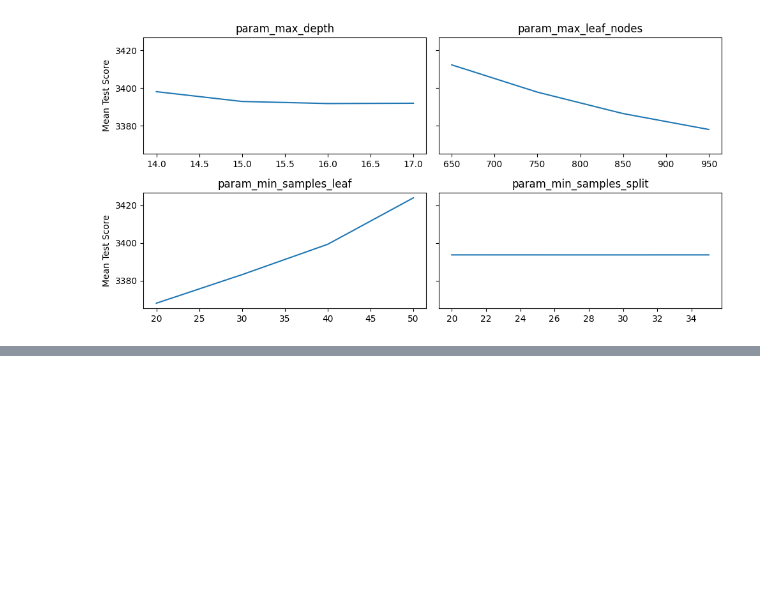
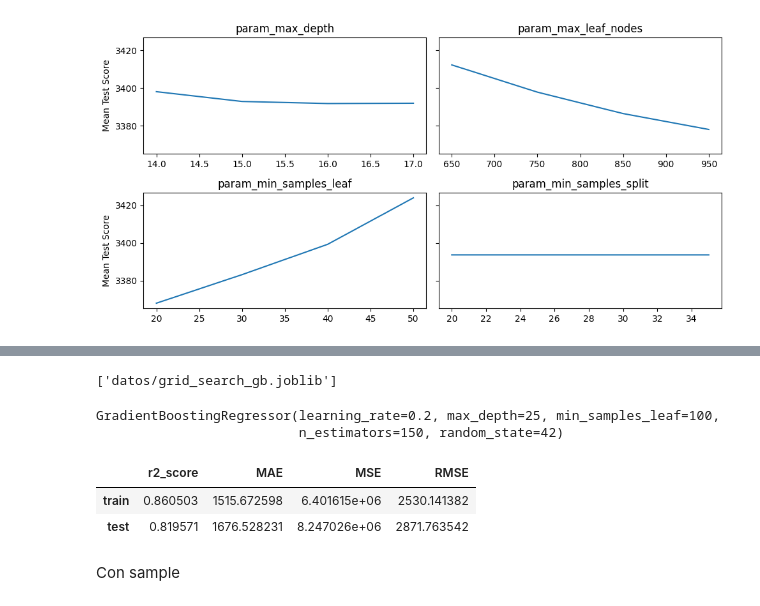
Before and after one commit to davfranco1/laboratorio-modulo8-leccion02-validacion-cruzada, a Jupyter notebook: laboratorio-modulo8-leccion02-validacion-cruzada.ipynb, the cells around one changed output, grey strips where cells are left out. Cells and saved outputs as stored; diff of their text form; code cells hidden in the pictures; blank space fills up the shorter version.

```diff
--- a/laboratorio-modulo8-leccion02-validacion-cruzada.ipynb
+++ b/laboratorio-modulo8-leccion02-validacion-cruzada.ipynb
@@ -165,0 +235,18 @@ pd.DataFrame(modelo_final_arbol.feature_importances_, columns= ["Importancia"],
+# %%
+params_gb = {
+    'n_estimators': [150],
+    'learning_rate': [0.01, 0.1, 0.2],
+    'max_depth': [15, 20, 25],
+    'min_samples_split': [2, 5, 10],
+    'min_samples_leaf': [100, 200, 300]
+}
+
+modelo_gb = GradientBoostingRegressor(random_state=42)
+
+grid_search_gb = GridSearchCV(modelo_gb,
+                              params_gb,
+                              cv = 5,
+                              scoring = "neg_mean_squared_error",
+                              n_jobs = -1)
+
+grid_search_gb.fit(X_train, y_train["price"].values) #debemos pasar array de una dimensión
@@ -165,0 +262,30 @@ pd.DataFrame(modelo_final_arbol.feature_importances_, columns= ["Importancia"],
+# %%
+from joblib import dump
+
+# Save the GridSearchCV object
+dump(grid_search_gb, 'datos/grid_search_gb.joblib')
+# %% [output]
+['datos/grid_search_gb.joblib']
+# %%
+from joblib import load
+
+# Load the GridSearchCV object
+grid_search_gb = load('datos/grid_search_gb.joblib')
+# %%
+modelo_final_gb = grid_search_gb.best_estimator_
+modelo_final_gb
+# %% [output]
+GradientBoostingRegressor(learning_rate=0.2, max_depth=25, min_samples_leaf=100,
+                          n_estimators=150, random_state=42)
+# %%
+y_pred_test_gb = modelo_final_gb.predict(X_test)
+y_pred_train_gb = modelo_final_gb.predict(X_train)
+# %%
+df_metricas_gb = metricas(y_train, y_pred_train_gb, y_test, y_pred_test_gb)
+df_metricas_gb
+# %% [output]
+|  | r2_score | MAE | MSE | RMSE |
+| train | 0.860503 | 1515.672598 | 6.401615e+06 | 2530.141382 |
+| test | 0.819571 | 1676.528231 | 8.247026e+06 | 2871.763542 |
+# %% [markdown]
+Con sample
```
Also changed, not shown: parts of 25 cells of this notebook, 5 other files.
